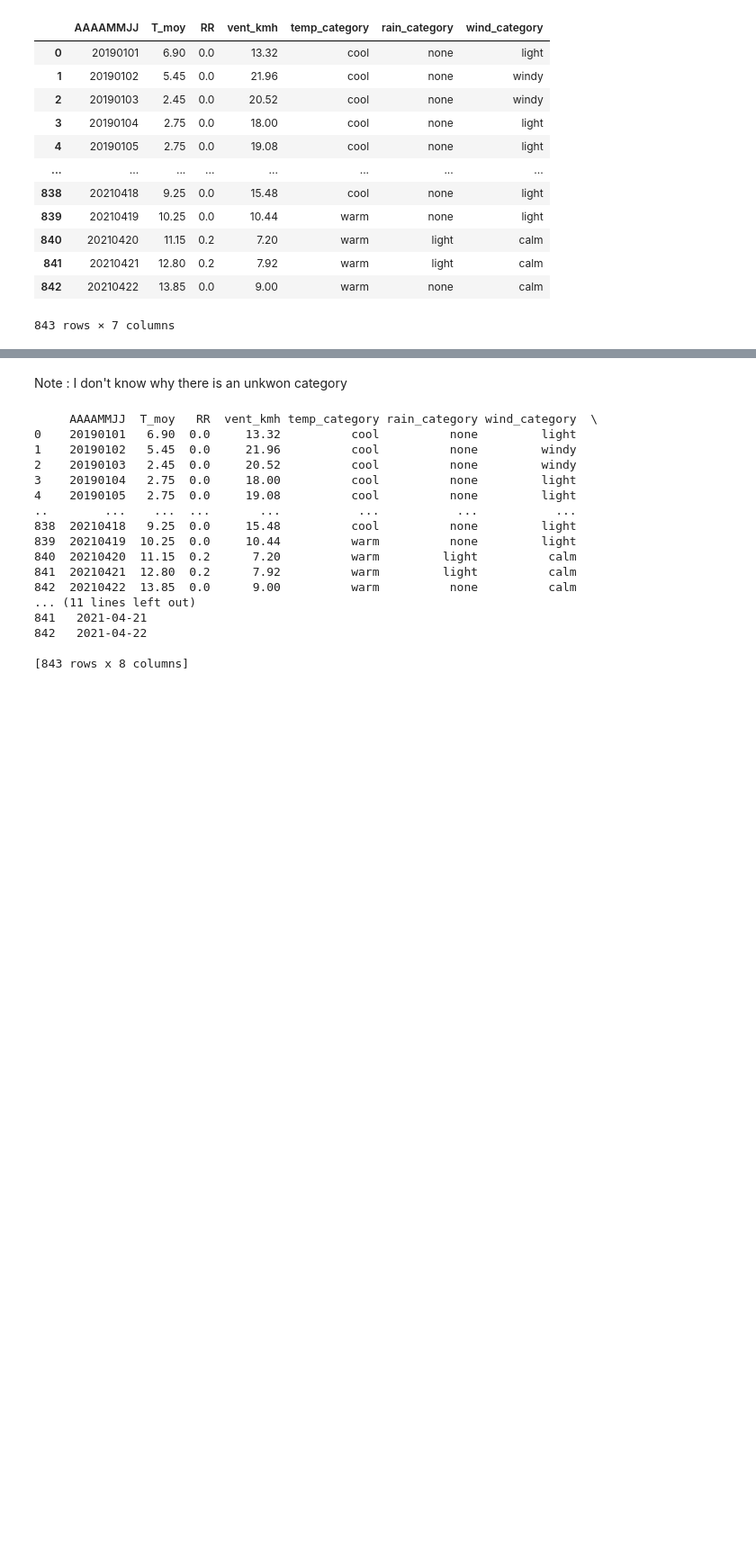
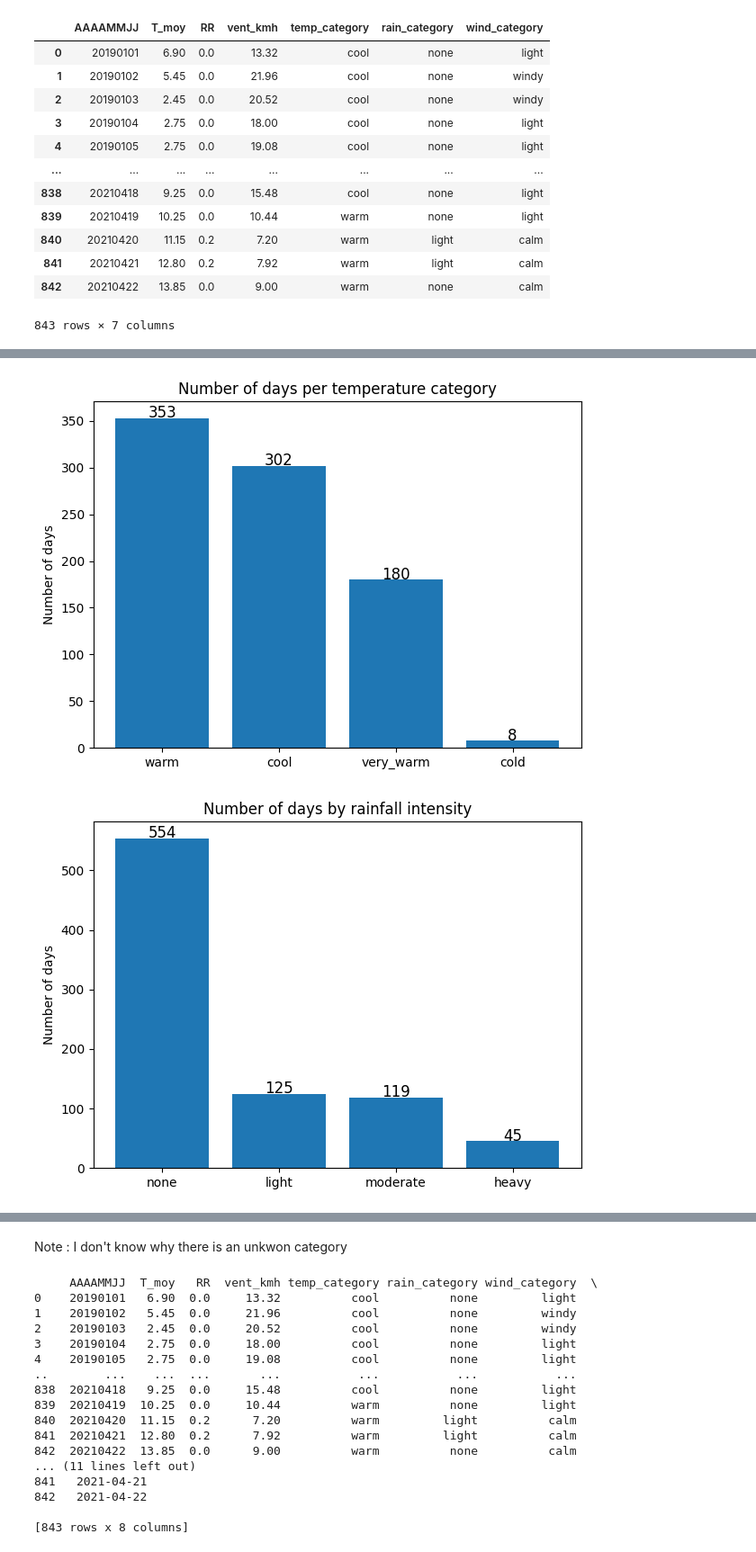
Before and after one commit to Echoo7/Machine-Learning-Project, a Jupyter notebook: Main_notebook.ipynb, the cells around one changed output, grey strips where cells are left out. Shown at 90% size. Saved outputs shown, nothing was run; the diff lists cells and outputs as text; code cells hidden in the pictures; blank space fills up the shorter version.

```diff
--- a/Main_notebook.ipynb
+++ b/Main_notebook.ipynb
@@ -88,7 +88,7 @@ Reading file data/VELO-LYON\Trajets VELOV 2020\VELOV_TRAJETS_2020_T4.csv
 > "Données climatologiques de base - quotidiennes" Meteo-France.
 > https://meteo.data.gouv.fr/datasets/6569b51ae64326786e4e8e1a
 # %%
-METEO_PATH = BASE_PATH + r"data-meteo/Q_69_previous-1950-2023_RR-T-Vent.csv"
+METEO_PATH = BASE_PATH + r"data-meteo/Q_69_previous_1950-2023_RR-T-Vent.csv"
 
 from functions.importing import read_meteo_data
 
@@ -514,0 +476,43 @@ plt.show()
+# %%
+
+# Plot for temperature categories
+plt.figure(figsize=(7,5))
+temp_counts = meteo_jour["temp_category"].value_counts()
+
+plt.bar(temp_counts.index, temp_counts.values)
+plt.ylabel("Number of days")
+plt.title("Number of days per temperature category")
+
+for i, v in enumerate(temp_counts.values):
+    plt.text(i, v + 0.5, str(v), ha='center', fontsize=12)
+
+plt.show()
+
+# Plot for rain categories
+plt.figure(figsize=(7,5))
+rain_counts = meteo_jour["rain_category"].value_counts()
+
+plt.bar(rain_counts.index, rain_counts.values)
+plt.ylabel("Number of days")
+plt.title("Number of days by rainfall intensity")
+
+for i, v in enumerate(rain_counts.values):
+    plt.text(i, v + 0.5, str(v), ha='center', fontsize=12)
+
+plt.show()
+
+# Plot for wind categories
+plt.figure(figsize=(7,5))
+wind_counts = meteo_jour["wind_category"].value_counts()
+
+plt.bar(wind_counts.index, wind_counts.values)
+plt.ylabel("Number of days")
+plt.title("Number of days per wind category")
+
+for i, v in enumerate(wind_counts.values):
+    plt.text(i, v + 0.5, str(v), ha='center', fontsize=12)
+
+plt.show()
+# %% [output]
+[figure, added]
+[figure, added]
```
Also changed, not shown: parts of 20 cells of this notebook.
